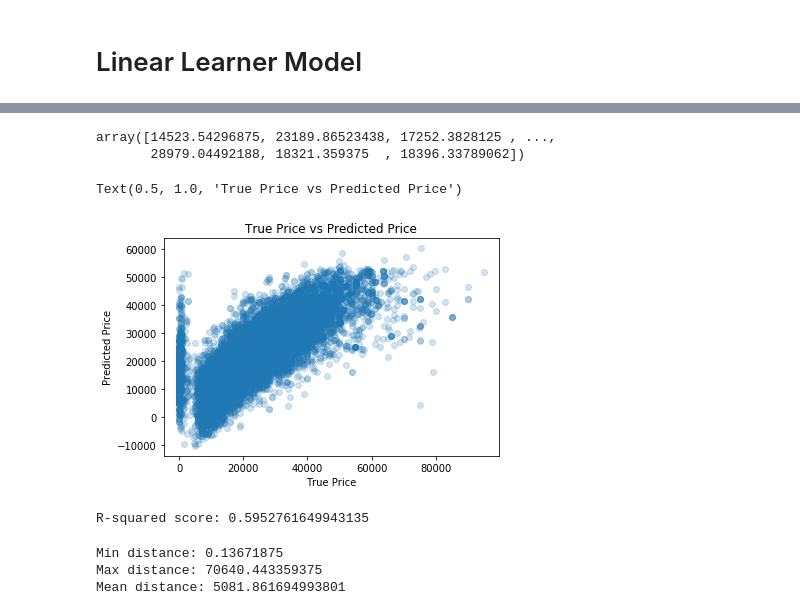
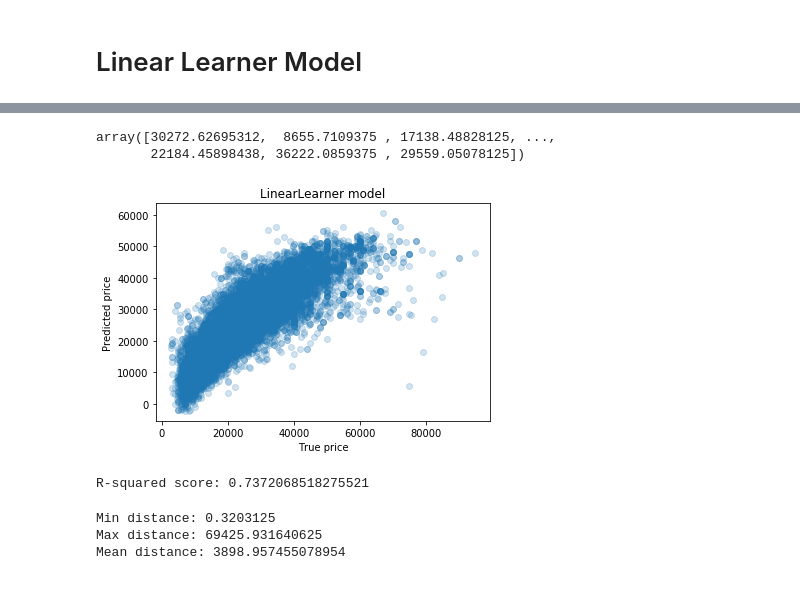
Before and after one commit to dericatienza/udacity-mlnd-capstone-project, a Jupyter notebook: linearlearner_model.ipynb, the cells around one changed output, grey strips where cells are left out. Saved outputs shown, nothing was run; the diff lists cells and outputs as text; code cells hidden in the pictures.

Commit message:
Finished training models and predicting test data

```diff
--- a/linearlearner_model.ipynb
+++ b/linearlearner_model.ipynb
@@ -44,8 +44,7 @@ linear = LinearLearner(role=role,
                        predictor_type='regressor',
                        output_path=output_path,
                        sagemaker_session=sagemaker_session,
-                       epochs=300,
-                       optimizer='adam')
+                       epochs=300)
 # %%
 X_train_np = X_train.astype('float32')
 y_train_np = y_train.astype('float32')
@@ -103,20 +102,25 @@ predictions = predict(linear_predictor, X_test_np)
 
 predictions
 # %% [output]
-array([14523.54296875, 23189.86523438, 17252.3828125 , ...,
-       28979.04492188, 18321.359375  , 18396.33789062])
+array([30272.62695312,  8655.7109375 , 17138.48828125, ...,
+       22184.45898438, 36222.0859375 , 29559.05078125])
 # %%
 linear_predictor.delete_endpoint()
 # %%
 labels = np.squeeze(y_test_np)
+# %%
+fig_dir = 'fig'
+
+if not os.path.exists(fig_dir):
+    os.mkdir(fig_dir)
 # %%
 plt.scatter(labels, predictions, alpha=1/5)
-plt.xlabel("True Price")
-plt.ylabel("Predicted Price")
-plt.title("True Price vs Predicted Price")
+plt.xlabel("True price")
+plt.ylabel("Predicted price")
+plt.title("LinearLearner model")
+plt.savefig(os.path.join(fig_dir, 'linearlearner_pred.jpg'))
 # %% [output]
-Text(0.5, 1.0, 'True Price vs Predicted Price')
-[figure, old version]
+[figure, new version]
 # %%
 from sklearn.metrics import r2_score
 
@@ -124,7 +128,7 @@ score = r2_score(labels, predictions)
 
 print('R-squared score: {}'.format(score))
 # %% [output]
-R-squared score: 0.5952761649943135
+R-squared score: 0.7372068518275521
 # %%
 distances = np.abs(labels - predictions)
 
@@ -136,6 +140,6 @@ print('Min distance: {}'.format(min_distance))
 print('Max distance: {}'.format(max_distance))
 print('Mean distance: {}'.format(mean_distance))
 # %% [output]
-Min distance: 0.13671875
-Max distance: 70640.443359375
-Mean distance: 5081.861694993801
+Min distance: 0.3203125
+Max distance: 69425.931640625
+Mean distance: 3898.957455078954
```
Also changed, not shown: parts of 2 cells of this notebook, 6 other files.
